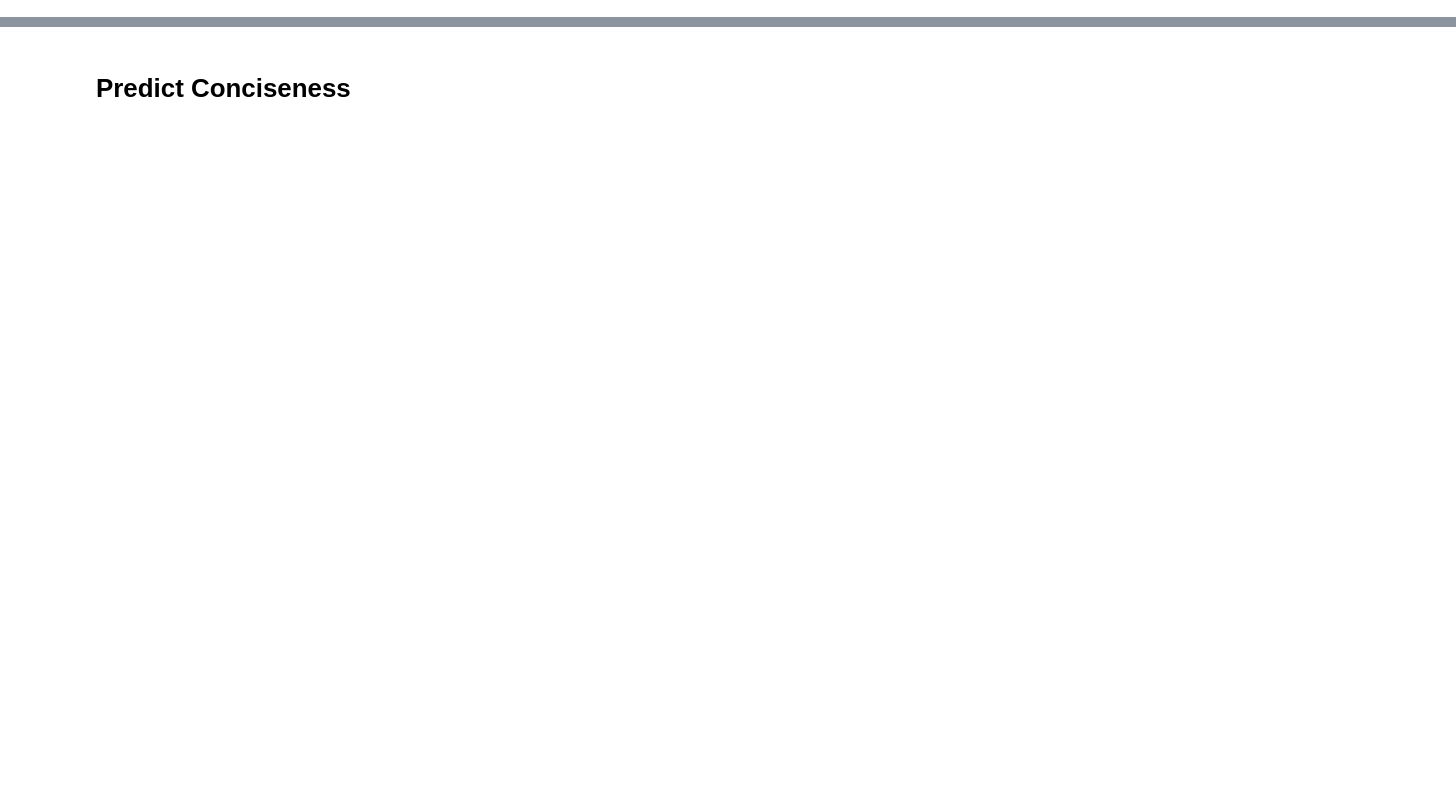
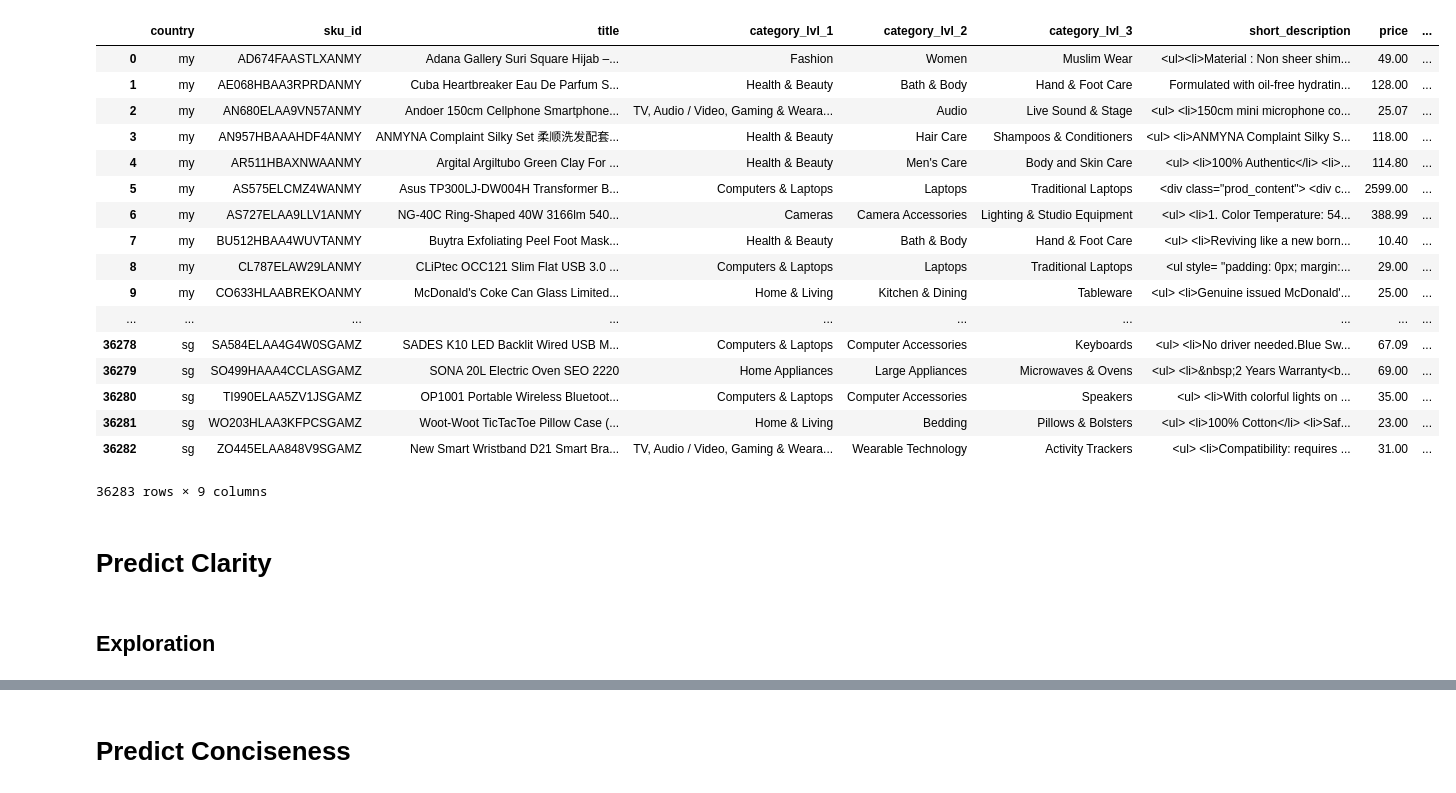
Before and after one commit to experiencor/cikm-lazada, a Jupyter notebook: CIKM LAZADA.ipynb, the cells around one changed output, grey strips where cells are left out. Saved outputs shown, nothing was run; the diff lists cells and outputs as text; code cells hidden in the pictures; blank space fills up the shorter version.

```diff
--- a/CIKM LAZADA.ipynb
+++ b/CIKM LAZADA.ipynb
@@ -31,3 +17,31 @@ def write_submission(filename, predicted_results):
         os.makedirs('submission')
     np.savetxt('submission/' + filename, predicted_results, fmt='%.5f')
     print(filename + ' updated!')
+# %%
+df_train = pd.read_csv(filepath_or_buffer='data/training/data_train.csv',
+                 names=['country','sku_id','title','category_lvl_1','category_lvl_2','category_lvl_3','short_description','price','product_type'])
+# %%
+df_train
+# %% [output]
+|  | country | sku_id | title | category_lvl_1 | category_lvl_2 | category_lvl_3 | short_description | price | ... |
+| 0 | my | AD674FAASTLXANMY | Adana Gallery Suri Square Hijab –... | Fashion | Women | Muslim Wear | <ul><li>Material : Non sheer shim... | 49.00 | ... |
+| 1 | my | AE068HBAA3RPRDANMY | Cuba Heartbreaker Eau De Parfum S... | Health & Beauty | Bath & Body | Hand & Foot Care | Formulated with oil-free hydratin... | 128.00 | ... |
+| 2 | my | AN680ELAA9VN57ANMY | Andoer 150cm Cellphone Smartphone... | TV, Audio / Video, Gaming & Weara... | Audio | Live Sound & Stage | <ul> <li>150cm mini microphone co... | 25.07 | ... |
+| 3 | my | AN957HBAAAHDF4ANMY | ANMYNA Complaint Silky Set 柔顺洗发配套... | Health & Beauty | Hair Care | Shampoos & Conditioners | <ul> <li>ANMYNA Complaint Silky S... | 118.00 | ... |
+| 4 | my | AR511HBAXNWAANMY | Argital Argiltubo Green Clay For ... | Health & Beauty | Men's Care | Body and Skin Care | <ul> <li>100% Authentic</li> <li>... | 114.80 | ... |
+| 5 | my | AS575ELCMZ4WANMY | Asus TP300LJ-DW004H Transformer B... | Computers & Laptops | Laptops | Traditional Laptops | <div class="prod_content"> <div c... | 2599.00 | ... |
+| 6 | my | AS727ELAA9LLV1ANMY | NG-40C Ring-Shaped 40W 3166lm 540... | Cameras | Camera Accessories | Lighting & Studio Equipment | <ul> <li>1. Color Temperature: 54... | 388.99 | ... |
+| 7 | my | BU512HBAA4WUVTANMY | Buytra Exfoliating Peel Foot Mask... | Health & Beauty | Bath & Body | Hand & Foot Care | <ul> <li>Reviving like a new born... | 10.40 | ... |
+| 8 | my | CL787ELAW29LANMY | CLiPtec OCC121 Slim Flat USB 3.0 ... | Computers & Laptops | Laptops | Traditional Laptops | <ul style= "padding: 0px; margin:... | 29.00 | ... |
+| 9 | my | CO633HLAABREKOANMY | McDonald's Coke Can Glass Limited... | Home & Living | Kitchen & Dining | Tableware | <ul> <li>Genuine issued McDonald'... | 25.00 | ... |
+| ... | ... | ... | ... | ... | ... | ... | ... | ... | ... |
+| 36278 | sg | SA584ELAA4G4W0SGAMZ | SADES K10 LED Backlit Wired USB M... | Computers & Laptops | Computer Accessories | Keyboards | <ul> <li>No driver needed.Blue Sw... | 67.09 | ... |
+| 36279 | sg | SO499HAAA4CCLASGAMZ | SONA 20L Electric Oven SEO 2220 | Home Appliances | Large Appliances | Microwaves & Ovens | <ul> <li>&nbsp;2 Years Warranty<b... | 69.00 | ... |
+| 36280 | sg | TI990ELAA5ZV1JSGAMZ | OP1001 Portable Wireless Bluetoot... | Computers & Laptops | Computer Accessories | Speakers | <ul> <li>With colorful lights on ... | 35.00 | ... |
+| 36281 | sg | WO203HLAA3KFPCSGAMZ | Woot-Woot TicTacToe Pillow Case (... | Home & Living | Bedding | Pillows & Bolsters | <ul> <li>100% Cotton</li> <li>Saf... | 23.00 | ... |
+| 36282 | sg | ZO445ELAA848V9SGAMZ | New Smart Wristband D21 Smart Bra... | TV, Audio / Video, Gaming & Weara... | Wearable Technology | Activity Trackers | <ul> <li>Compatibility: requires ... | 31.00 | ... |
+36283 rows × 9 columns
+# %% [markdown]
+# Predict Clarity
+# %% [markdown]
+## Exploration
```
Also changed, not shown: parts of 23 cells of this notebook, 2 other files.
